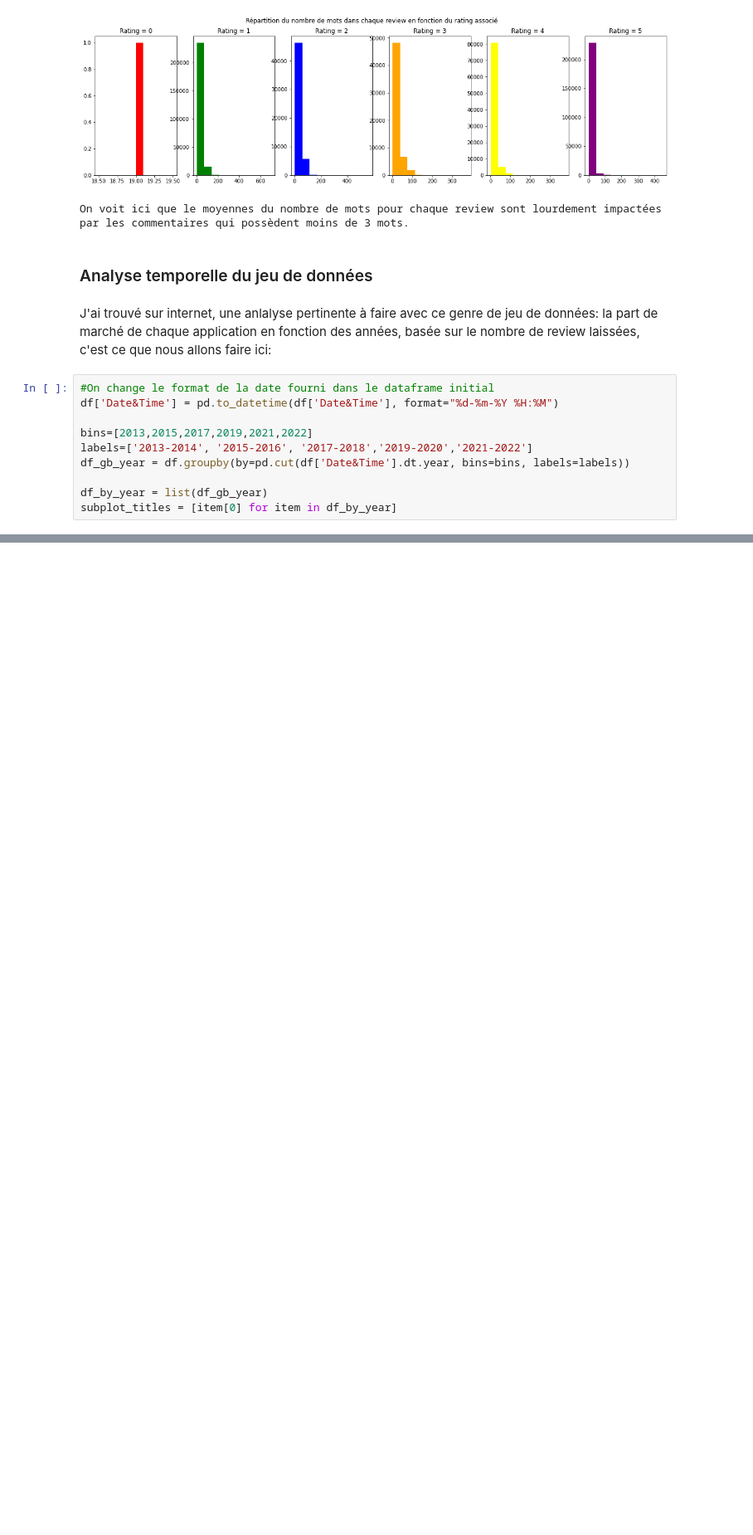
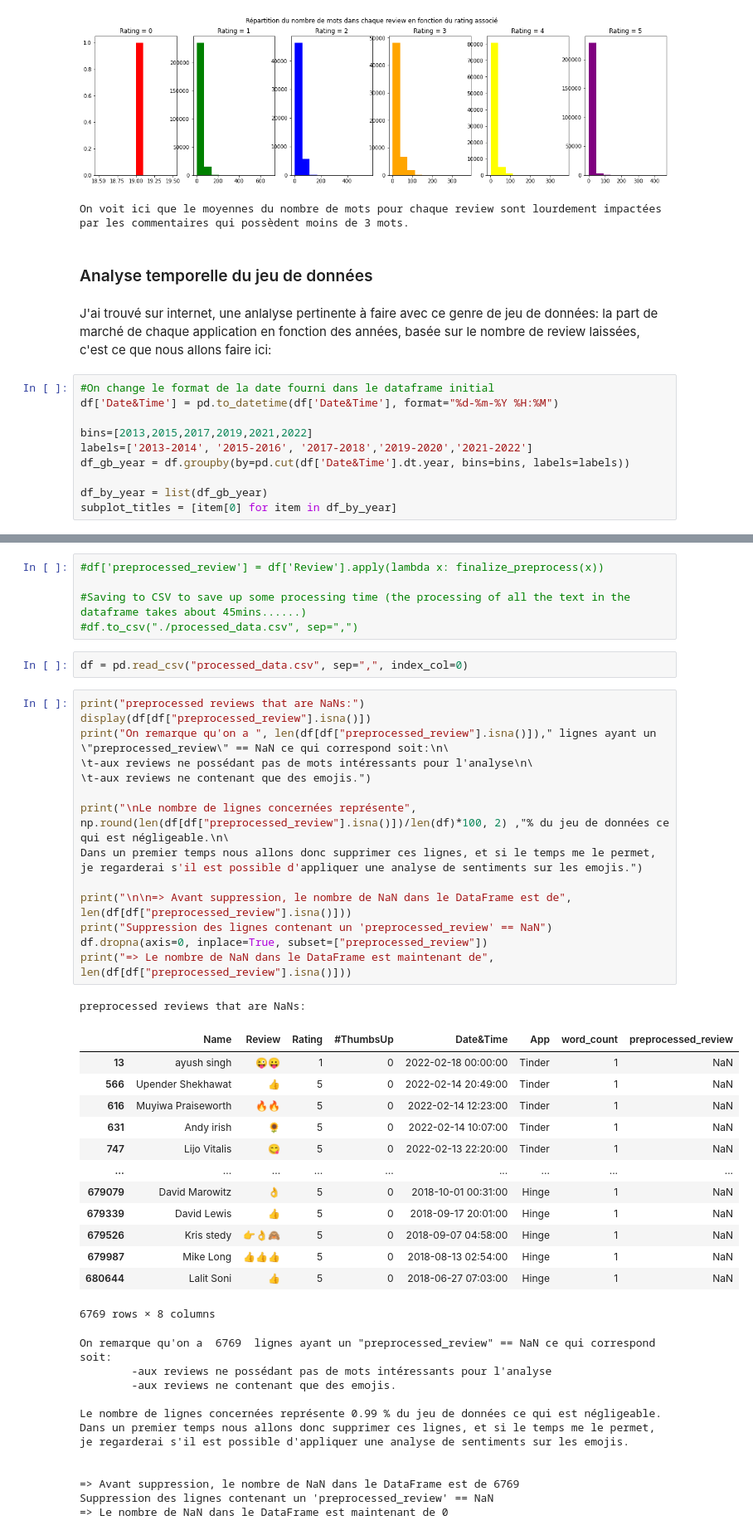
Before and after one commit to SimonCariou/text_analysis_ML, a Jupyter notebook: main.ipynb, the cells around one changed output, grey strips where cells are left out. Shown: that part at 83% size. Drawn from its saved outputs; the diff is of its cells as text; blank space fills up the shorter version.

```diff
--- a/main.ipynb
+++ b/main.ipynb
@@ -310 +379,48 @@ Aujourd'hui Tinder reste encore l'application maîtresse avec plus de 55% de par
+# %%
+#df['preprocessed_review'] = df['Review'].apply(lambda x: finalize_preprocess(x))
+
+#Saving to CSV to save up some processing time (the processing of all the text in the dataframe takes about 45mins......)
+#df.to_csv("./processed_data.csv", sep=",")
+# %%
+df = pd.read_csv("processed_data.csv", sep=",", index_col=0)
+# %%
+print("preprocessed reviews that are NaNs:")
+display(df[df["preprocessed_review"].isna()])
+print("On remarque qu'on a ", len(df[df["preprocessed_review"].isna()])," lignes ayant un \"preprocessed_review\" == NaN ce qui correspond soit:\n\
+\t-aux reviews ne possédant pas de mots intéressants pour l'analyse\n\
+\t-aux reviews ne contenant que des emojis.")
+
+print("\nLe nombre de lignes concernées représente",  np.round(len(df[df["preprocessed_review"].isna()])/len(df)*100, 2) ,"% du jeu de données ce qui est négligeable.\n\
+Dans un premier temps nous allons donc supprimer ces lignes, et si le temps me le permet, je regarderai s'il est possible d'appliquer une analyse de sentiments sur les emojis.")
+
+print("\n\n=> Avant suppression, le nombre de NaN dans le DataFrame est de", len(df[df["preprocessed_review"].isna()]))
+print("Suppression des lignes contenant un 'preprocessed_review' == NaN")
+df.dropna(axis=0, inplace=True, subset=["preprocessed_review"])
+print("=> Le nombre de NaN dans le DataFrame est maintenant de", len(df[df["preprocessed_review"].isna()]))
+# %% [output]
+preprocessed reviews that are NaNs:
+|  | Name | Review | Rating | #ThumbsUp | Date&Time | App | word_count | preprocessed_review |
+| 13 | ayush singh | 😜😛 | 1 | 0 | 2022-02-18 00:00:00 | Tinder | 1 | NaN |
+| 566 | Upender Shekhawat | 👍 | 5 | 0 | 2022-02-14 20:49:00 | Tinder | 1 | NaN |
+| 616 | Muyiwa Praiseworth | 🔥🔥 | 5 | 0 | 2022-02-14 12:23:00 | Tinder | 1 | NaN |
+| 631 | Andy irish | 🌻 | 5 | 0 | 2022-02-14 10:07:00 | Tinder | 1 | NaN |
+| 747 | Lijo Vitalis | 😋 | 5 | 0 | 2022-02-13 22:20:00 | Tinder | 1 | NaN |
+| ... | ... | ... | ... | ... | ... | ... | ... | ... |
+| 679079 | David Marowitz | 👌 | 5 | 0 | 2018-10-01 00:31:00 | Hinge | 1 | NaN |
+| 679339 | David Lewis | 👍 | 5 | 0 | 2018-09-17 20:01:00 | Hinge | 1 | NaN |
+| 679526 | Kris stedy | 👉👌🙈 | 5 | 0 | 2018-09-07 04:58:00 | Hinge | 1 | NaN |
+| 679987 | Mike Long | 👍👍👍 | 5 | 0 | 2018-08-13 02:54:00 | Hinge | 1 | NaN |
+| 680644 | Lalit Soni | 👍 | 5 | 0 | 2018-06-27 07:03:00 | Hinge | 1 | NaN |
+6769 rows × 8 columns
+On remarque qu'on a  6769  lignes ayant un "preprocessed_review" == NaN ce qui correspond soit:
+        -aux reviews ne possédant pas de mots intéressants pour l'analyse
+        -aux reviews ne contenant que des emojis.
+
+Le nombre de lignes concernées représente 0.99 % du jeu de données ce qui est négligeable.
+Dans un premier temps nous allons donc supprimer ces lignes, et si le temps me le permet, je regarderai s'il est possible d'appliquer une analyse de sentiments sur les emojis.
+
+
+=> Avant suppression, le nombre de NaN dans le DataFrame est de 6769
+Suppression des lignes contenant un 'preprocessed_review' == NaN
+=> Le nombre de NaN dans le DataFrame est maintenant de 0
 # %% [markdown]
```
Also changed, not shown: parts of 27 cells of this notebook, 1 other file.
